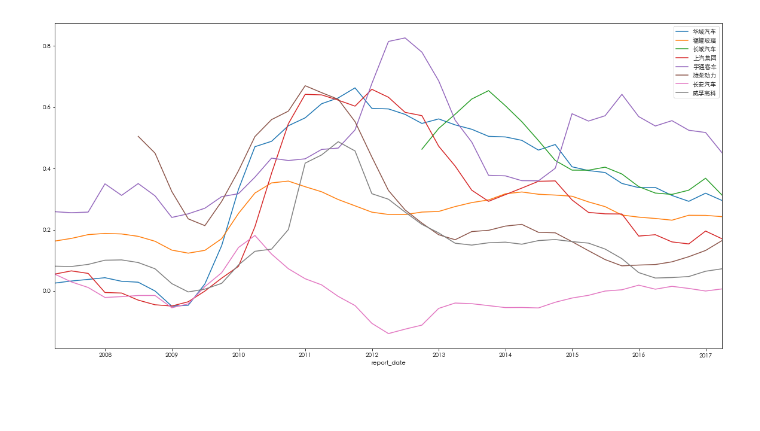
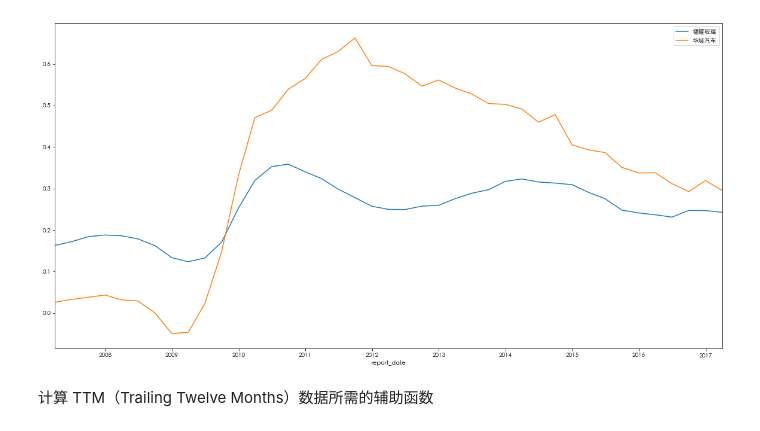
Before and after one commit to pro-zw/evalstock, a Jupyter notebook: eval_utility/china_stock.ipynb, the cells around one changed output. Cells and saved outputs as stored; diff of their text form; code cells hidden in the pictures; blank space fills up the shorter version.

```diff
--- a/eval_utility/china_stock.ipynb
+++ b/eval_utility/china_stock.ipynb
@@ -22,21 +23,22 @@ from django.db.models import Q
 # %%
 from magic_formula.models import HistoricalKpi
 
-def show_roce_ttms(stock_codes: list):
+def show_roce_ttms(stock_names: list):
     fig = plt.figure()
     ax = fig.add_subplot(1, 1, 1)
 
-    for stock_code in stock_codes:
-        historical_kpi = HistoricalKpi.objects.filter(stock__stock_code=stock_code)
+    for stock_name in stock_names:
+        historical_kpi = HistoricalKpi.objects.filter(stock__stock_name=stock_name)
         roce_ttm_df = (pd.DataFrame(list(historical_kpi.values(
             'stock__stock_name', 'report_date', 'roce_ttm')))
             .set_index('report_date'))
         roce_ttm_df['roce_ttm'].plot(label=roce_ttm_df['stock__stock_name'][-1])
 
     plt.legend()
     plt.show()
 
-show_roce_ttms(['600741.sh', '600660.sh', '601633.sh', '600104.sh',
-                '600066.sh', '000338.sz', '000625.sz', '000581.sz'])
+show_roce_ttms(['福耀玻璃', '华域汽车'])
 # %% [output]
-[figure, old version]
+[figure, new version]
+# %% [markdown]
+计算 TTM（Trailing Twelve Months）数据所需的辅助函数
```
Also changed, not shown: parts of 4 cells of this notebook, 10 other files.
